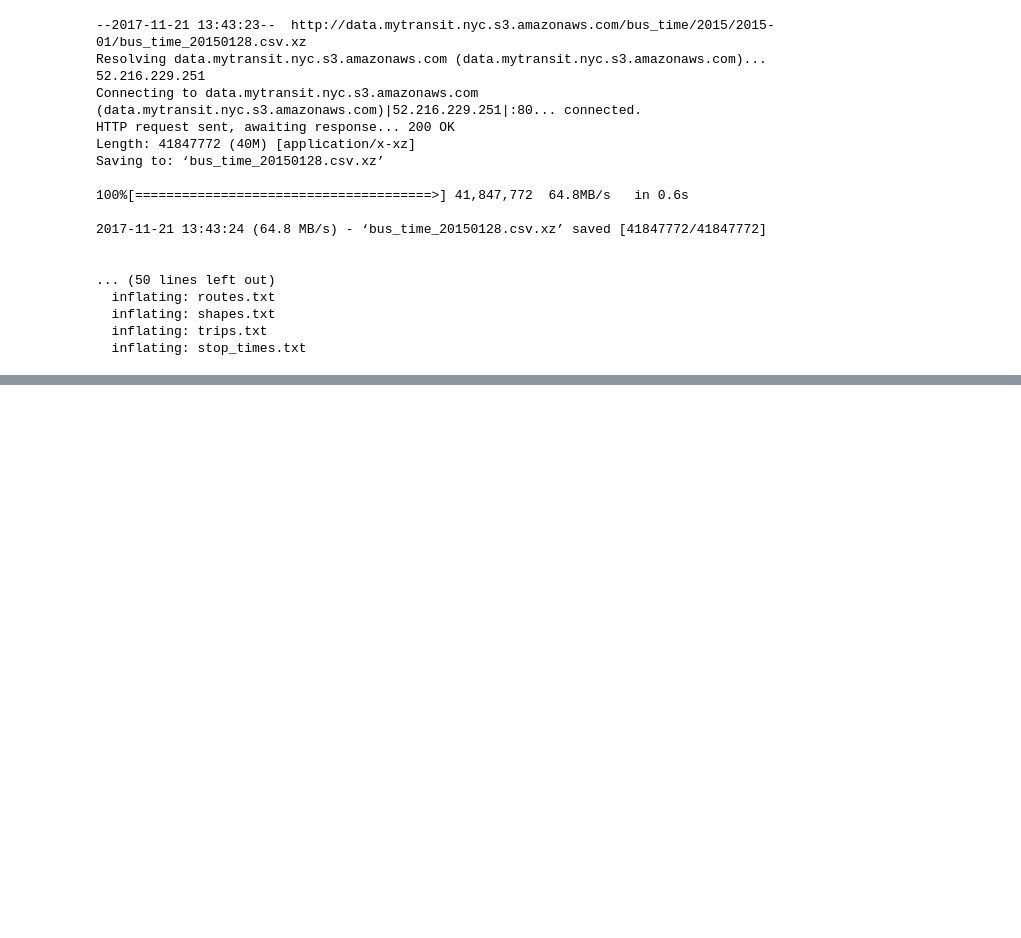
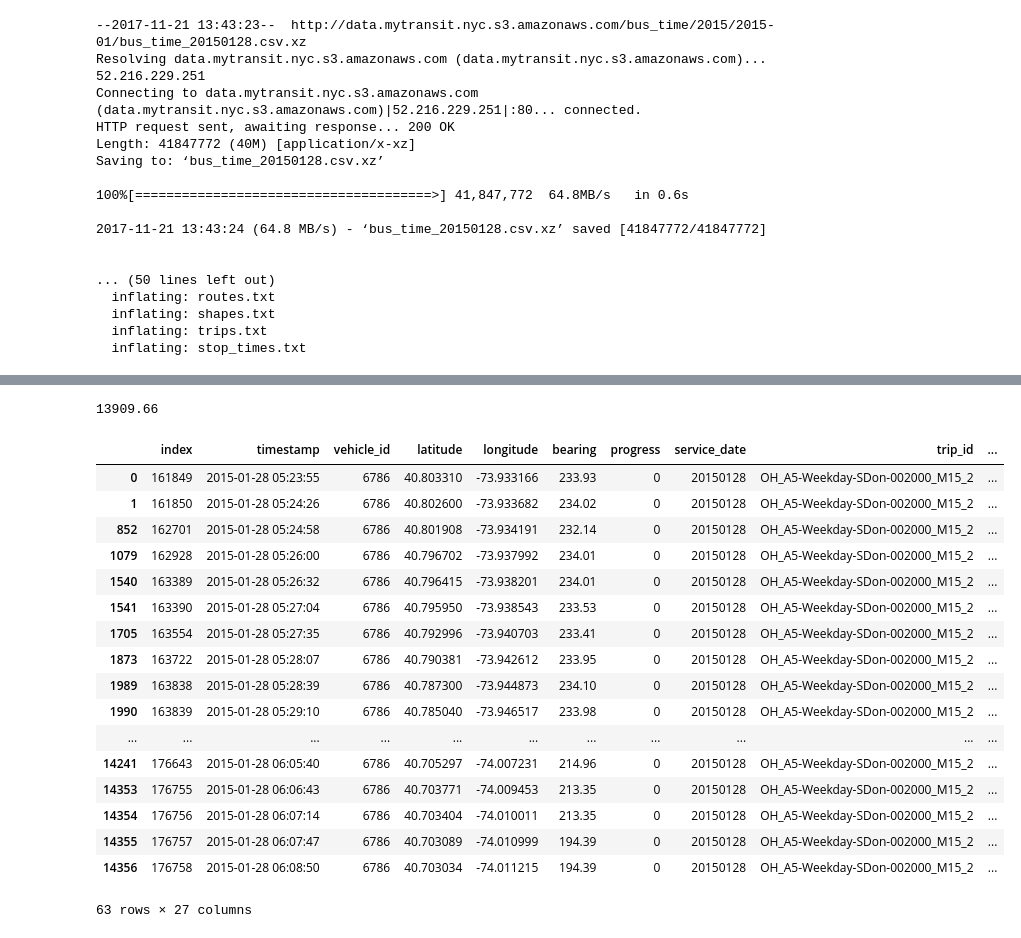
Before and after one commit to parthshah93/ads_2017, a Jupyter notebook: bustime.ipynb, the cells around one changed output, grey strips where cells are left out. Cells and saved outputs as stored; diff of their text form; code cells hidden in the pictures; blank space fills up the shorter version.

```diff
--- a/bustime.ipynb
+++ b/bustime.ipynb
@@ -81,4 +81,5 @@ partial = good_trips_only.merge(trips, on='trip_id')
 df = partial.merge(stops, left_on="next_stop_id", right_on="stop_id")
 # %%
 pd.options.display.max_columns = None
-m15_only = df[df.route_id.str.contains("M15")]
+m15_only = df[df.route_id.str.contains("M15")].reset_index()
+m15_only["timestamp"] = pd.to_datetime(m15_only["timestamp"])
@@ -95,0 +86,26 @@ m15_only.head()
+# %%
+m15_only.dist_along_route.apply(float).max()
+# %% [output]
+13909.66
+# %%
+g = m15_only.sort_values("timestamp").groupby("trip_id")
+g.get_group("OH_A5-Weekday-SDon-002000_M15_2")
+# %% [output]
+|  | index | timestamp | vehicle_id | latitude | longitude | bearing | progress | service_date | trip_id | ... |
+| 0 | 161849 | 2015-01-28 05:23:55 | 6786 | 40.803310 | -73.933166 | 233.93 | 0 | 20150128 | OH_A5-Weekday-SDon-002000_M15_2 | ... |
+| 1 | 161850 | 2015-01-28 05:24:26 | 6786 | 40.802600 | -73.933682 | 234.02 | 0 | 20150128 | OH_A5-Weekday-SDon-002000_M15_2 | ... |
+| 852 | 162701 | 2015-01-28 05:24:58 | 6786 | 40.801908 | -73.934191 | 232.14 | 0 | 20150128 | OH_A5-Weekday-SDon-002000_M15_2 | ... |
+| 1079 | 162928 | 2015-01-28 05:26:00 | 6786 | 40.796702 | -73.937992 | 234.01 | 0 | 20150128 | OH_A5-Weekday-SDon-002000_M15_2 | ... |
+| 1540 | 163389 | 2015-01-28 05:26:32 | 6786 | 40.796415 | -73.938201 | 234.01 | 0 | 20150128 | OH_A5-Weekday-SDon-002000_M15_2 | ... |
+| 1541 | 163390 | 2015-01-28 05:27:04 | 6786 | 40.795950 | -73.938543 | 233.53 | 0 | 20150128 | OH_A5-Weekday-SDon-002000_M15_2 | ... |
+| 1705 | 163554 | 2015-01-28 05:27:35 | 6786 | 40.792996 | -73.940703 | 233.41 | 0 | 20150128 | OH_A5-Weekday-SDon-002000_M15_2 | ... |
+| 1873 | 163722 | 2015-01-28 05:28:07 | 6786 | 40.790381 | -73.942612 | 233.95 | 0 | 20150128 | OH_A5-Weekday-SDon-002000_M15_2 | ... |
+| 1989 | 163838 | 2015-01-28 05:28:39 | 6786 | 40.787300 | -73.944873 | 234.10 | 0 | 20150128 | OH_A5-Weekday-SDon-002000_M15_2 | ... |
+| 1990 | 163839 | 2015-01-28 05:29:10 | 6786 | 40.785040 | -73.946517 | 233.98 | 0 | 20150128 | OH_A5-Weekday-SDon-002000_M15_2 | ... |
+| ... | ... | ... | ... | ... | ... | ... | ... | ... | ... | ... |
+| 14241 | 176643 | 2015-01-28 06:05:40 | 6786 | 40.705297 | -74.007231 | 214.96 | 0 | 20150128 | OH_A5-Weekday-SDon-002000_M15_2 | ... |
+| 14353 | 176755 | 2015-01-28 06:06:43 | 6786 | 40.703771 | -74.009453 | 213.35 | 0 | 20150128 | OH_A5-Weekday-SDon-002000_M15_2 | ... |
+| 14354 | 176756 | 2015-01-28 06:07:14 | 6786 | 40.703404 | -74.010011 | 213.35 | 0 | 20150128 | OH_A5-Weekday-SDon-002000_M15_2 | ... |
+| 14355 | 176757 | 2015-01-28 06:07:47 | 6786 | 40.703089 | -74.010999 | 194.39 | 0 | 20150128 | OH_A5-Weekday-SDon-002000_M15_2 | ... |
+| 14356 | 176758 | 2015-01-28 06:08:50 | 6786 | 40.703034 | -74.011215 | 194.39 | 0 | 20150128 | OH_A5-Weekday-SDon-002000_M15_2 | ... |
+63 rows × 27 columns
```
Also changed, not shown: parts of 5 cells of this notebook.
